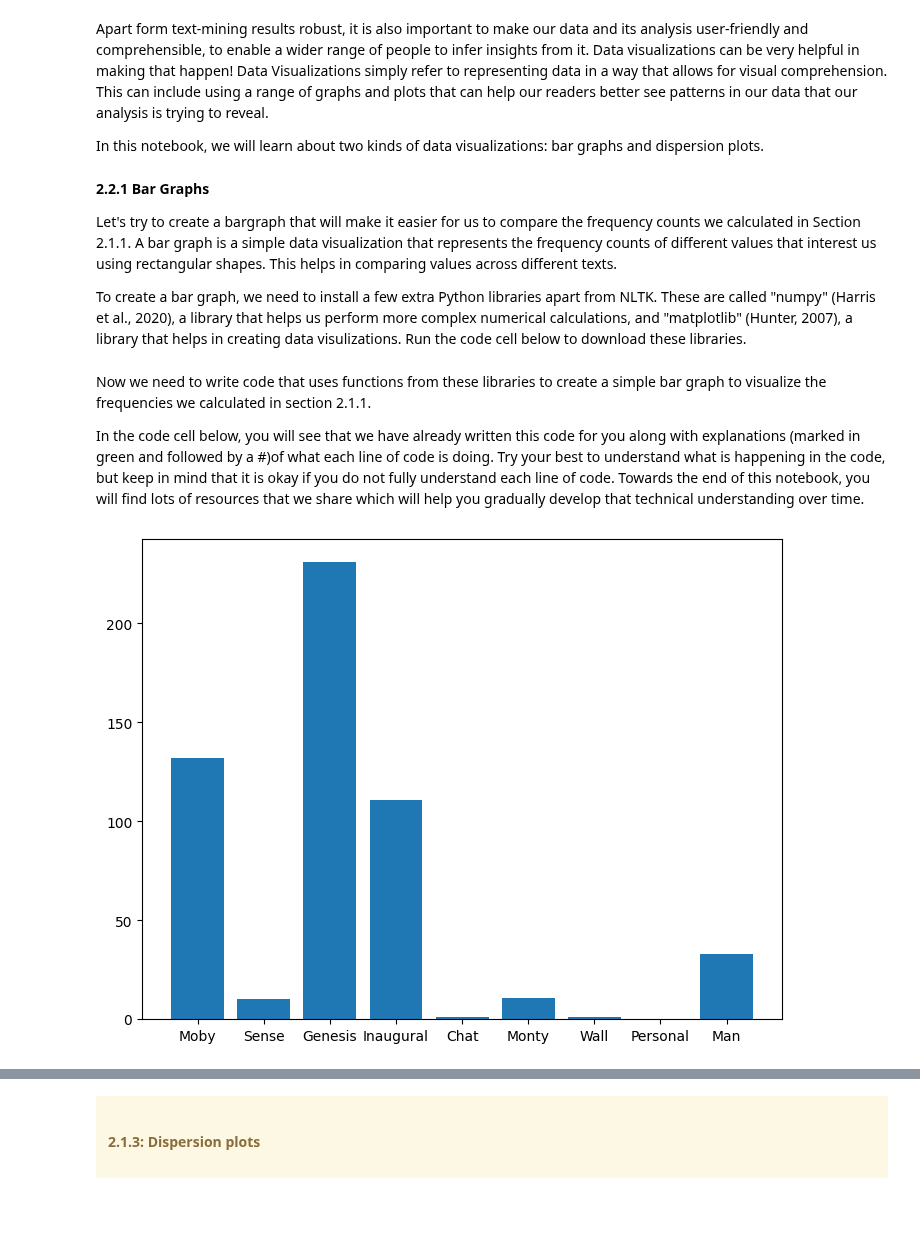
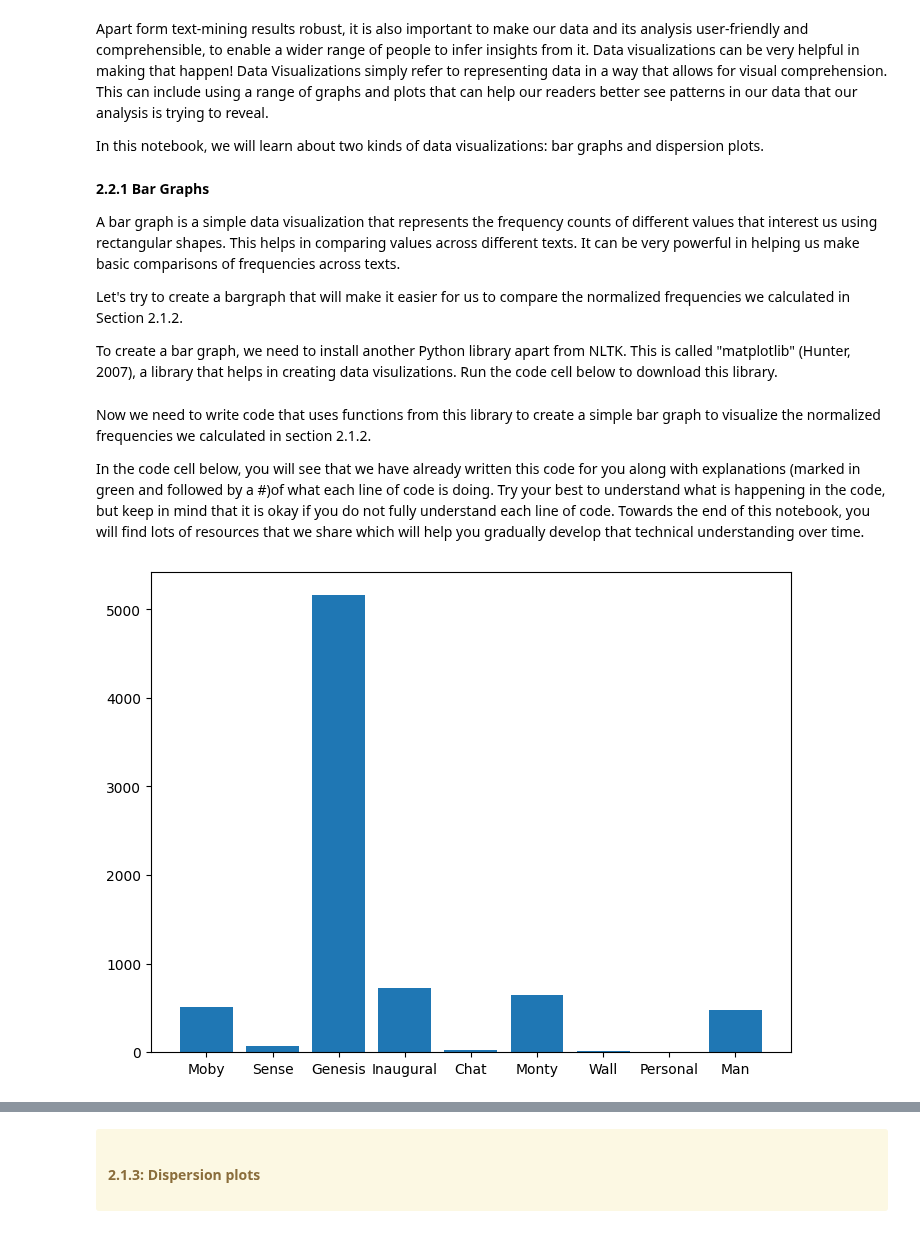
Before and after one commit to mettalrose/DS2F_Workshop_Text_Mining, a Jupyter notebook: master_copy_for_praxis.ipynb, the cells around one changed output, grey strips where cells are left out. Saved outputs shown, nothing was run; the diff lists cells and outputs as text; code cells hidden in the pictures.

Commit message:
edited till dispersion plots

```diff
--- a/master_copy_for_praxis.ipynb
+++ b/master_copy_for_praxis.ipynb
@@ -465,7 +465,9 @@ In this notebook, we will learn about two kinds of data visualizations: bar grap
 # %% [markdown]
 <b>2.2.1 Bar Graphs</b>
 
-Let's try to create a bargraph that will make it easier for us to compare the frequency counts we calculated in Section 2.1.1. A bar graph is a simple data visualization that represents the frequency counts of different values that interest us using rectangular shapes. This helps in comparing values across different texts.
+A bar graph is a simple data visualization that represents the frequency counts of different values that interest us using rectangular shapes. This helps in comparing values across different texts. It can be very powerful in helping us make basic comparisons of frequencies across texts.
 
-To create a bar graph, we need to install a few extra Python libraries apart from NLTK. These are called "numpy" (Harris et al., 2020), a library that helps us perform more complex numerical calculations, and "matplotlib" (Hunter, 2007), a library that helps in creating data visulizations. Run the code cell below to download these libraries.
+Let's try to create a bargraph that will make it easier for us to compare the normalized frequencies we calculated in Section 2.1.2.
+
+To create a bar graph, we need to install another Python library apart from NLTK. This is called "matplotlib" (Hunter, 2007), a library that helps in creating data visulizations. Run the code cell below to download this library.
 # %%
@@ -473,31 +474,31 @@ import numpy as np
 from matplotlib import pyplot as plt
 # %% [markdown]
-Now we need to write code that uses functions from these libraries to create a simple bar graph to visualize the frequencies we calculated in section 2.1.1.
+Now we need to write code that uses functions from this library to create a simple bar graph to visualize the normalized frequencies we calculated in section 2.1.2.
 
 In the code cell below, you will see that we have already written this code for you along with explanations (marked in green and followed by a #)of what each line of code is doing. Try your best to understand what is happening in the code, but keep in mind that it is okay if you do not fully understand each line of code. Towards the end of this notebook, you will find lots of resources that we share which will help you gradually develop that technical understanding over time.
 # %%
 #Our goal is here to make a bar graph
 
 #We begin by creating an empty visualization canvas called a "figure". At this point, there's nothing on the canvas—it's like a blank piece of paper.
 fig = plt.figure()
 
 #Next, on this blank canvas, we want to create an x-y coordinate system (called axes). The list [1,1,1,1] sets the position and size of these axes to form a square shape that fills the entire canvas.
 ax = fig.add_axes([1,1,1,1])
 
 #Next, we give the computer a list of names which will represent the categories or labels on the x-axis of our bar graph.
 texts = ['Moby', 'Sense', 'Genesis', 'Inaugural', 'Chat','Monty','Wall','Personal','Man']
 
-#Next, we tell the computer what values we want each rectangle in our bar graph to represent. We save the values of the frequency counts of the word "God" we calculated in Sec 2.1.1
-frequency = [a,b,c,d,e,f,g,h,i]
+#Next, we tell the computer what values we want each rectangle in our bar graph to represent. We save the values of the normalized frequency counts of the word "God" we calculated in Sec 2.1.2
+frequency = [n_a,n_b,n_c,n_d,n_e,n_f,n_g,n_h,n_i]
 
 #Next, we tell the computer that we want it to create a bar-graph using the previously defined x-axis labels (texts) and y-axis values (frequency). In other words, for each name in texts, there's a corresponding bar whose height is determined by the values in frequency.
 ax.bar(texts,frequency)
 
 #In the final step, we simply tell the computer to display our visualization.
 
 plt.show()
 # %% [output]
-[figure, old version]
+[figure, new version]
 # %% [markdown]
 The code above thus has generated a simple bar graph that displays the frequency counts of the word "God" across the 9 textural corpora that we downloaded from NLTK. Each line of code is accompanied by a short explanation marked in green and followed by a "#" showing what that line of code does.
 
```
Also changed, not shown: parts of 7 cells of this notebook.
